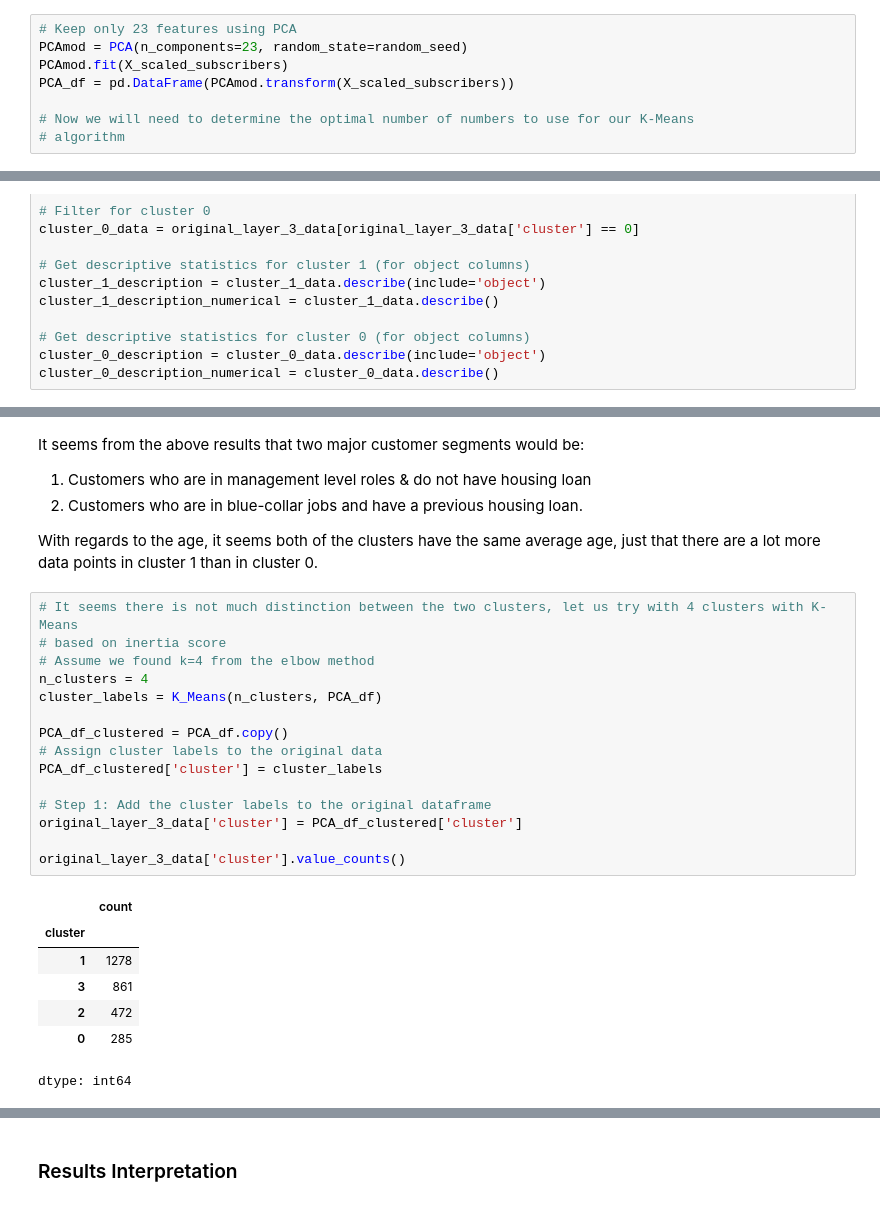
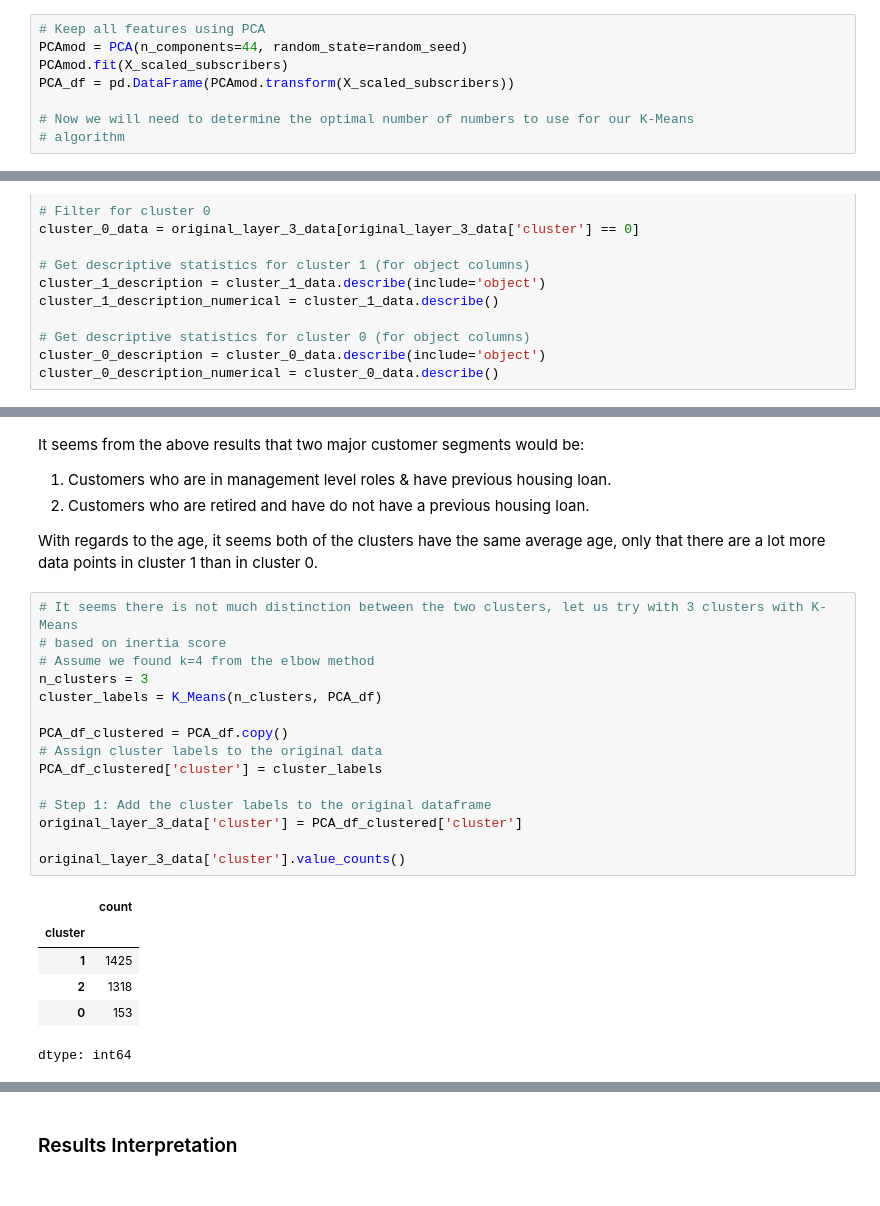
Before and after one commit to Areeb297/Term-Deposit-Marketing, a Jupyter notebook: Term_Deposit_Marketing.ipynb, the cells around one changed output, grey strips where cells are left out. Saved outputs shown, nothing was run; the diff lists cells and outputs as text.

```diff
--- a/Term_Deposit_Marketing.ipynb
+++ b/Term_Deposit_Marketing.ipynb
@@ -2526,6 +2982,6 @@ We see, that to to keep 80% of the variance, we can reduce our features to 44 fr
 # %%
-# Keep only 23 features using PCA
-PCAmod = PCA(n_components=23, random_state=random_seed)
+# Keep all features using PCA
+PCAmod = PCA(n_components=44, random_state=random_seed)
 PCAmod.fit(X_scaled_subscribers)
 PCA_df = pd.DataFrame(PCAmod.transform(X_scaled_subscribers))
 
@@ -2802,30 +3282,29 @@ freq                  380
 # %% [markdown]
 It seems from the above results that two major customer segments would be:
 
-1. Customers who are in management level roles & do not have housing loan
-2. Customers who are in blue-collar jobs and have a previous housing loan.
+1. Customers who are in management level roles & have previous housing loan.
+2. Customers who are retired and have do not have a previous housing loan.
 
-With regards to the age, it seems both of the clusters have the same average age, just that there are a lot more data points in cluster 1 than in cluster 0.
+With regards to the age, it seems both of the clusters have the same average age, only that there are a lot more data points in cluster 1 than in cluster 0.
 # %%
-# It seems there is not much distinction between the two clusters, let us try with 4 clusters with K-Means
+# It seems there is not much distinction between the two clusters, let us try with 3 clusters with K-Means
 # based on inertia score
 # Assume we found k=4 from the elbow method
-n_clusters = 4
+n_clusters = 3
 cluster_labels = K_Means(n_clusters, PCA_df)
 
 PCA_df_clustered = PCA_df.copy()
 # Assign cluster labels to the original data
 PCA_df_clustered['cluster'] = cluster_labels
 
 # Step 1: Add the cluster labels to the original dataframe
 original_layer_3_data['cluster'] = PCA_df_clustered['cluster']
 
 original_layer_3_data['cluster'].value_counts()
 # %% [output]
 |  | count |
 | cluster |  |
-| 1 | 1278 |
-| 3 | 861 |
-| 2 | 472 |
-| 0 | 285 |
+| 1 | 1425 |
+| 2 | 1318 |
+| 0 | 153 |
 dtype: int64
```
Also changed, not shown: parts of 73 cells of this notebook.
